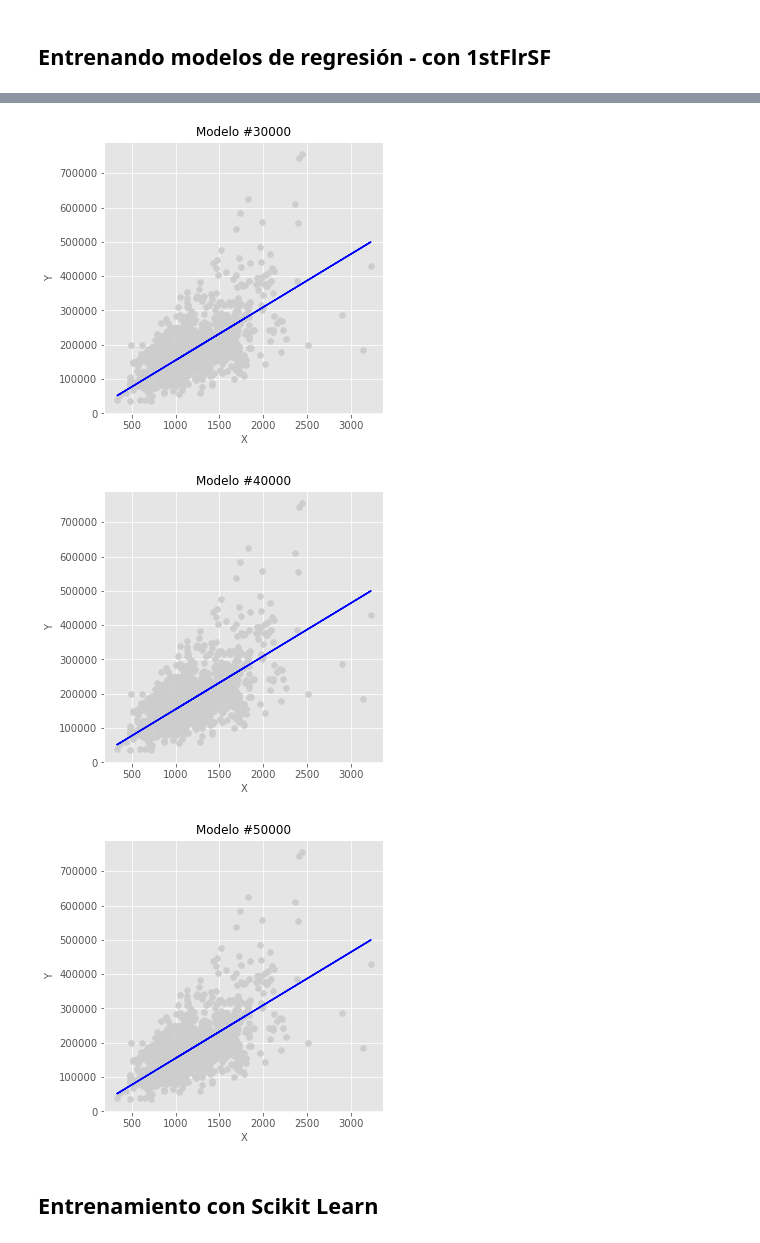
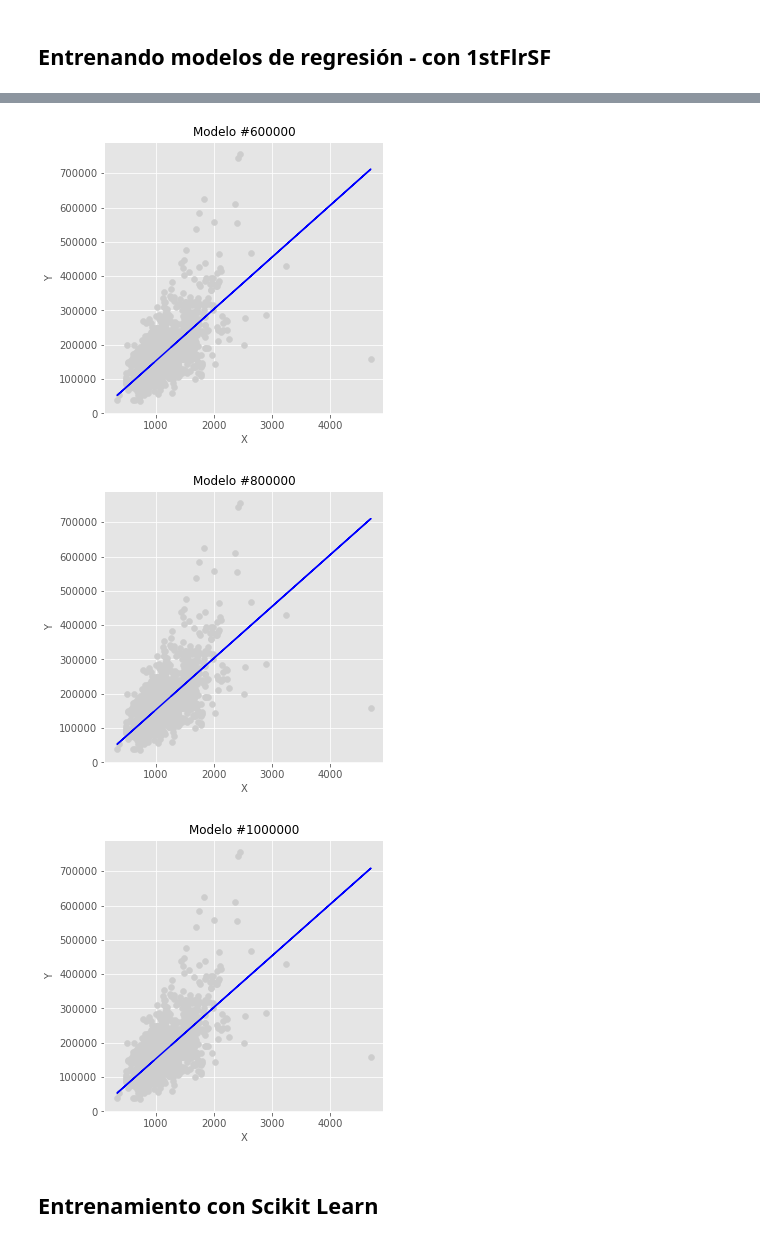
Before and after one commit to ramonescobar/final_project, a Jupyter notebook: Proyecto Final.ipynb, the cells around one changed output, grey strips where cells are left out. Cells and saved outputs as stored; diff of their text form; code cells hidden in the pictures.

Commit message:
Comparativo modelos

```diff
--- a/Proyecto Final.ipynb
+++ b/Proyecto Final.ipynb
@@ -139,12 +137,18 @@ class univ_linear_reg():
     def trained_models(self):
         return self.models , np.array(self.errors)
 
-    def predictions(self, x):
-        self.vect_ones_xp = np.ones_like(x).reshape(-1,1)
-        self.xp = np.reshape(x,(-1,1))
+    def predictions(self, x_rp):
+        self.vect_ones_xp = np.ones_like(x_rp).reshape(-1,1)
+        self.xp = np.reshape(x_rp,(-1,1))
         self.xp = np.hstack([self.xp,self.vect_ones_xp])
 
-        return np.dot(self.xp, self.betas)
+        self.yp = np.dot(self.xp, self.betas)
+        return self.yp
+
+    @staticmethod
+    def error_predictions(ypp, ypr):
+        ep = 1/(2*ypp.shape[0]) * np.sum((ypr - ypp)**2)
+        return ep
 
     @staticmethod
     def error_plot(errors):
@@ -162,7 +166,6 @@ class univ_linear_reg():
         for k in models_t.keys():
             if k%n == 0:
                 plt.figure(figsize = (5,5))
-                #plt.scatter(x = models_t[k][3], y = models_t[k][2], color = '#CDCDCD')
                 plt.scatter(x = models_t[k][3], y = models_t[k][2], color = '#CDCDCD')
                 plt.plot(models_t[k][3],  models_t[k][1], linestyle ='solid', color ='b')
                 plt.title("Modelo #"+str(k), fontsize = 12)
@@ -184,6 +187,21 @@ class univ_linear_reg():
         avg_result = (result_m1 + result_m2)/2
 
         return result_m1, result_m2, avg_result
+
+    @staticmethod
+    def ploting_error_models(modelos):
+        i = 0
+        labels = []
+        e_modelos = []
+        for r in modelos:
+            i +=1
+            e_modelos.append(univ_linear_reg.error_predictions(r, np.array(test['SalePrice'])))
+            labels.append('Modelo'+str(i) + '\n'+str(round(univ_linear_reg.error_predictions(r, np.array(test['SalePrice'])),0)))
+
+        fig, ax = plt.subplots()
+        ax.bar(labels, e_modelos)
+        fig.tight_layout()
+        plt.show()
 # %% [markdown]
 ## Entrenando modelos de regresión - con OverallQual
 # %%
@@ -222,7 +240,7 @@ univ_linear_reg.model_plot(m1_modelos, 3000)
 # %% [markdown]
 ## Entrenando modelos de regresión - con 1stFlrSF
 # %%
-m2 = univ_linear_reg(np.array(train['1stFlrSF']), np.array(train['SalePrice']), 50001,5000,0.000001)
+m2 = univ_linear_reg(np.array(train['1stFlrSF']), np.array(train['SalePrice']), 1000001,100000,0.000001)
 m2_modelos, m2_errores = m2.trained_models()
 # %% [output]
 Iteración:  0
@@ -249,3 +267,3 @@ univ_linear_reg.error_plot(m2_errores)
 # %%
-univ_linear_reg.model_plot(m2_modelos, 10000)
+univ_linear_reg.model_plot(m2_modelos, 200000)
 # %% [output]
@@ -255,6 +273,6 @@ univ_linear_reg.model_plot(m2_modelos, 10000)
-[figure, old version]
+[figure, new version]
-[figure, old version]
+[figure, new version]
-[figure, old version]
+[figure, new version]
 # %% [markdown]
 ## Entrenamiento con Scikit Learn
 # %%
```
Also changed, not shown: parts of 17 cells of this notebook.
